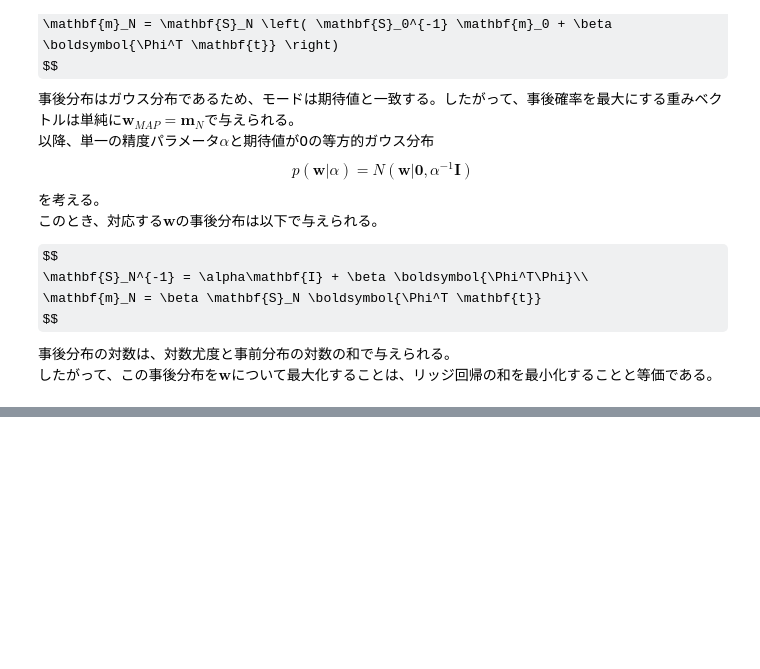
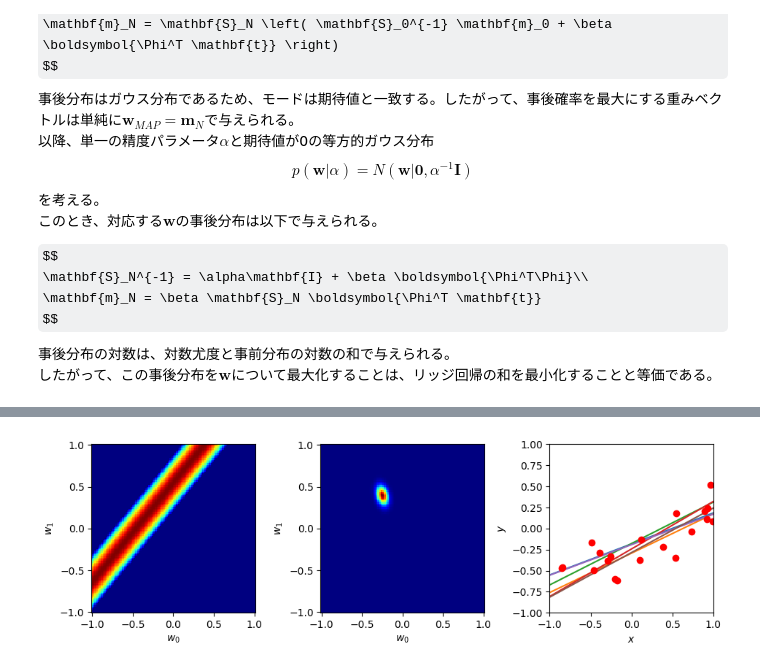
Before and after one commit to arata234/PRML, a Jupyter notebook: cp3_linear_regression_model.ipynb, the cells around one changed output, grey strips where cells are left out. Saved outputs shown, nothing was run; the diff lists cells and outputs as text; code cells hidden in the pictures; some formulas as TeX source; blank space fills up the shorter version.

```diff
--- a/cp3_linear_regression_model.ipynb
+++ b/cp3_linear_regression_model.ipynb
@@ -660,0 +779,11 @@ $$
+# %%
+for i in range(18):
+    model.update()
+# %%
+fig, axis = plt.subplots(1, 3, figsize=(11, 3))
+plt.subplots_adjust(wspace=0.4)
+model.plot_likelihood(t=model.train_t[-1], x=model.train_x[-1], ax=axis[0])
+model.plot_probability(mean=model.mn, cov=model.sn, ax=axis[1])
+model.plot_lines(model.mn, model.sn, ax=axis[2])
+# %% [output]
+[figure, added]
```
Also changed, not shown: parts of 35 cells of this notebook, 1 other file.
